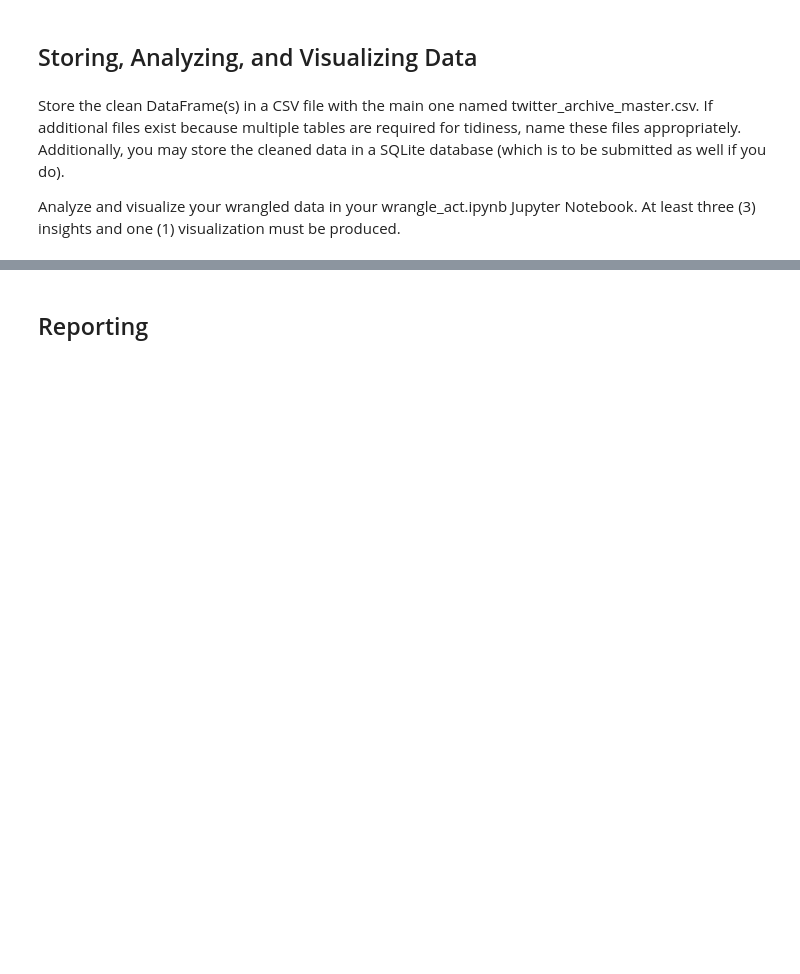
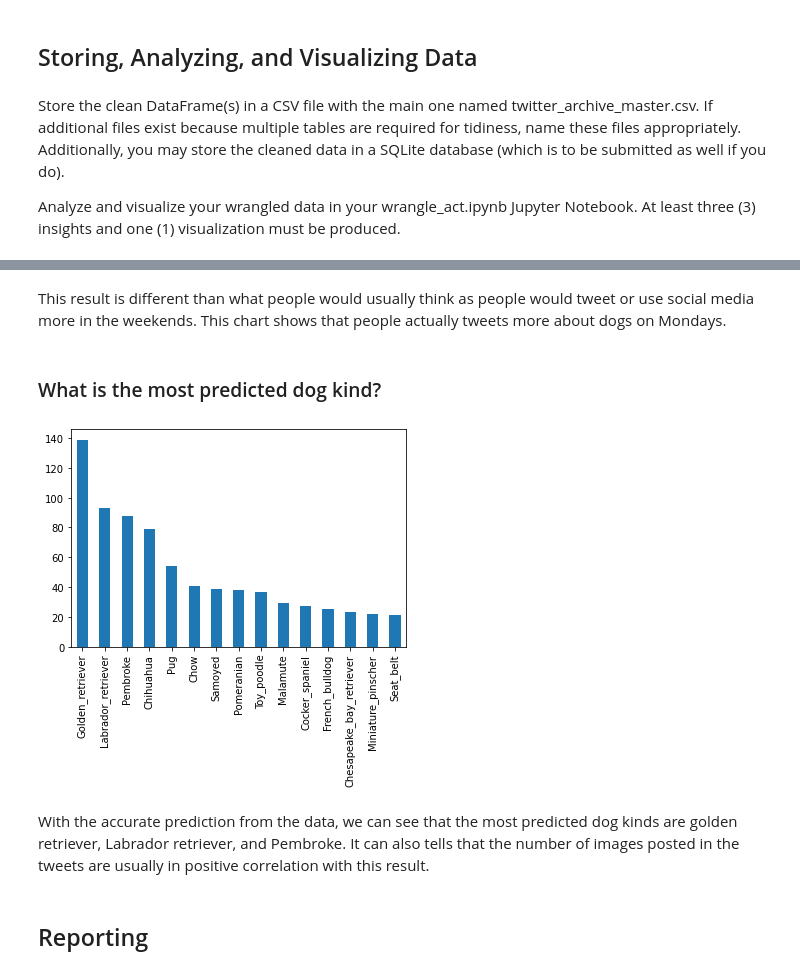
Before and after one commit to keruichen-coco/Wrangle_and_analyze_data, a Jupyter notebook: wrangle_act.ipynb, the cells around one changed output, grey strips where cells are left out. Cells and saved outputs as stored; diff of their text form; code cells hidden in the pictures; blank space fills up the shorter version.

```diff
--- a/wrangle_act.ipynb
+++ b/wrangle_act.ipynb
@@ -232,3 +689,13 @@ Analyze and visualize your wrangled data in your wrangle_act.ipynb Jupyter Noteb
+# %% [markdown]
+This result is different than what people would usually think as people would tweet or use social media more in the weekends. This chart shows that people actually tweets more about dogs on Mondays.
+# %% [markdown]
+### What is the most predicted dog kind?
+# %%
+twitter_archive_master['p1'].value_counts()[:15].plot(kind="bar");
+# %% [output]
+[figure, added]
+# %% [markdown]
+With the accurate prediction from the data, we can see that the most predicted dog kinds are golden retriever, Labrador retriever, and Pembroke. It can also tells that the number of images posted in the tweets are usually in positive correlation with this result.
 # %% [markdown]
 ## Reporting
 # %% [markdown]
```
Also changed, not shown: parts of 70 cells of this notebook, 4 other files.
